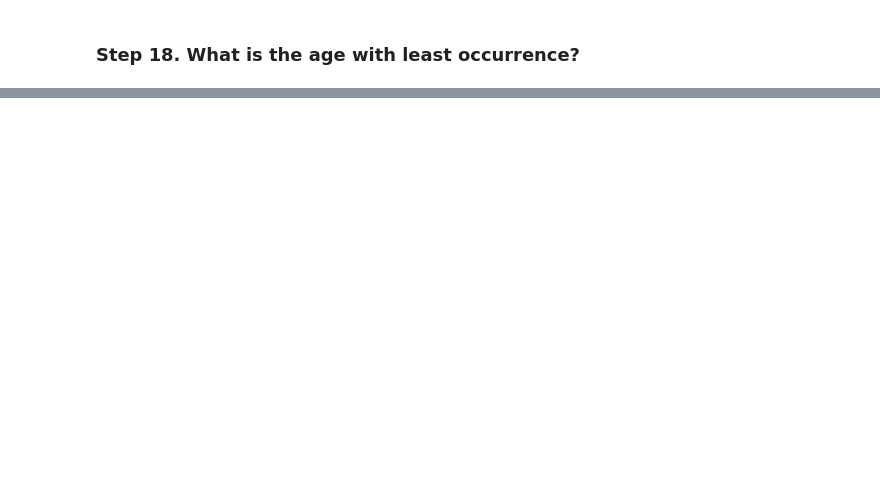
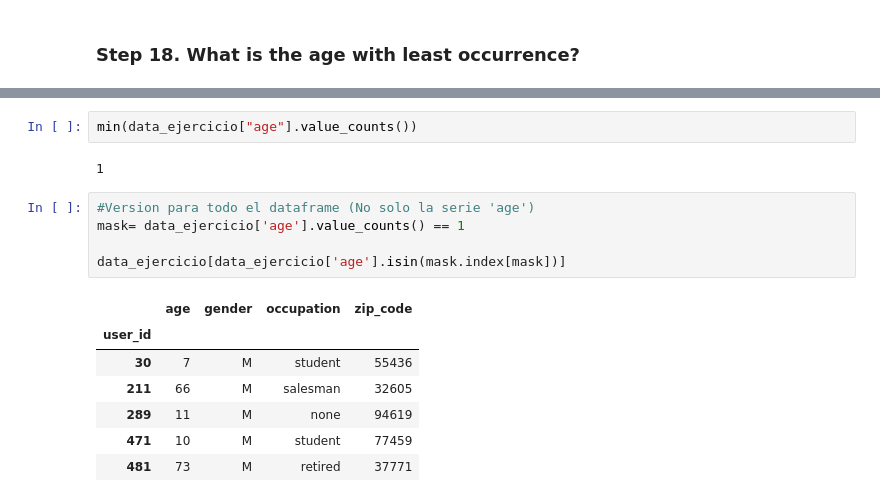
Before and after one commit to Mlcruz9/DS_TheBridgeBBK_FBIL2023, a Jupyter notebook: 2- Data Analysis/2-Pandas/Práctica/0-Occupation/Occupation.ipynb, the cells around one changed output, grey strips where cells are left out. Drawn from its saved outputs; the diff is of its cells as text; blank space fills up the shorter version.

```diff
--- a/2- Data Analysis/2-Pandas/Práctica/0-Occupation/Occupation.ipynb
+++ b/2- Data Analysis/2-Pandas/Práctica/0-Occupation/Occupation.ipynb
@@ -194,0 +474,17 @@ Solve it by 2 different ways
+# %%
+min(data_ejercicio["age"].value_counts())
+# %% [output]
+1
+# %%
+#Version para todo el dataframe (No solo la serie 'age')
+mask= data_ejercicio['age'].value_counts() == 1
+
+data_ejercicio[data_ejercicio['age'].isin(mask.index[mask])]
+# %% [output]
+|  | age | gender | occupation | zip_code |
+| user_id |  |  |  |  |
+| 30 | 7 | M | student | 55436 |
+| 211 | 66 | M | salesman | 32605 |
+| 289 | 11 | M | none | 94619 |
+| 471 | 10 | M | student | 77459 |
+| 481 | 73 | M | retired | 37771 |
```
Also changed, not shown: parts of 25 cells of this notebook, 6 other files.
